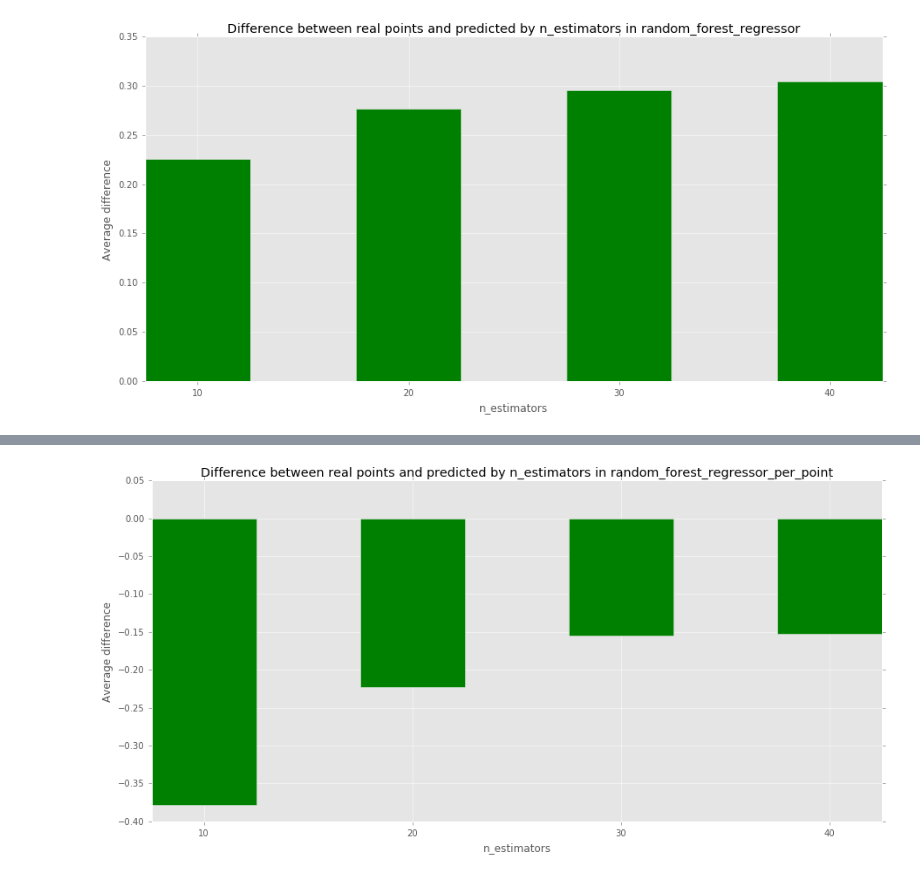
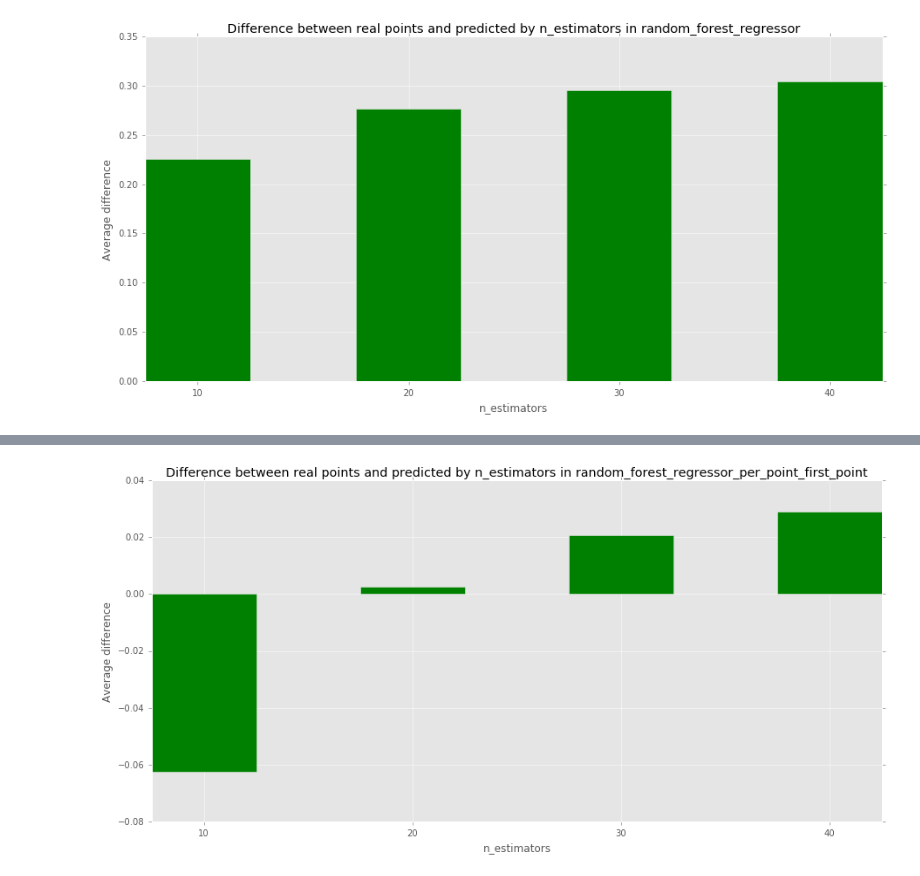
Before and after one commit to avgaydashenko/cuddly-robot, a Jupyter notebook: framework.ipynb, the cells around one changed output, grey strips where cells are left out. Drawn from its saved outputs; the diff is of its cells as text; code cells hidden in the pictures.

Commit message:
prediction per point

```diff
--- a/framework.ipynb
+++ b/framework.ipynb
@@ -75,6 +75,7 @@ def score(test_results, predicted_results, baseline_results):
 def to_model(df):
     df = np.array(df)
     return df.T.reshape((int(df.shape[1] / 2), int(df.shape[0] * 2)))
+
 def to_model_with_features(df):
     df = np.array(df)
     movement_vector = np.diff(df,axis=0)
@@ -86,7 +87,7 @@ def to_model_with_features(df):
     return (np.concatenate((to_model(df), to_model(movement_vector), np.array(last_speed).T, np.array([tmp]).T),
                            axis=1)).astype(int)
 def from_model(npa):
-    return npa.reshape((len(npa) * 2, 5)).T
+    return npa.reshape((int(npa.shape[1] / 2), int(npa.shape[0] * 2))).T
 # %%
 # first simply algorithm to get some start
 # more about it you can find in 'baseline_distance_between_real_points_and_predicted.ipynb'
@@ -198,3 +199,13 @@ def random_forest_regressor(n_estimators, train_data, train_results, test_data):
     est = RandomForestRegressor(n_estimators=n_estimators)
     est.fit(to_model_with_features(train_data), to_model(train_results))
     return from_model(est.predict(to_model_with_features(test_data)))
+# %%
+def random_forest_regressor_per_point_first_point(n_estimators, train_data, train_results, test_data):
+    est = RandomForestRegressor(n_estimators=n_estimators)
+    est.fit(to_model_with_features(train_data), to_model(train_results[0:1]))
+    result = np.zeros_like(np.array(test_data))
+    for i in range(5):
+        new_coord = from_model(est.predict(to_model_with_features(test_data)))
+        result[i] = new_coord.flatten()
+        test_data = np.concatenate((test_data[1:], new_coord.T))
+    return result
@@ -221,7 +238,7 @@ done! 2016-11-03 16:16:52
 Results: [0.22592519387821552, 0.27647752141424242, 0.29561488349714904, 0.3043856895450624]
 [figure]
 # %%
-compare_results(function=random_forest_regressor_per_pointper_point, test_results=test_results, parameter_name="n_estimators",
-                list_of_values=range(10, 50, 10), train_data=train_data, train_results=train_results,
-                test_data=test_data)
+compare_results(function=random_forest_regressor_per_point_first_point, test_results=test_results,
+                parameter_name="n_estimators", list_of_values=range(10, 50, 10),
+                train_data=train_data, train_results=train_results, test_data=test_data)
 # %% [output]
@@ -234 +251 @@ Results: [-0.37794110616171439, -0.22336874707254517, -0.15534224239063033, -0.1
-[figure, old version]
+[figure, new version]
```
Also changed, not shown: parts of 6 cells of this notebook.
